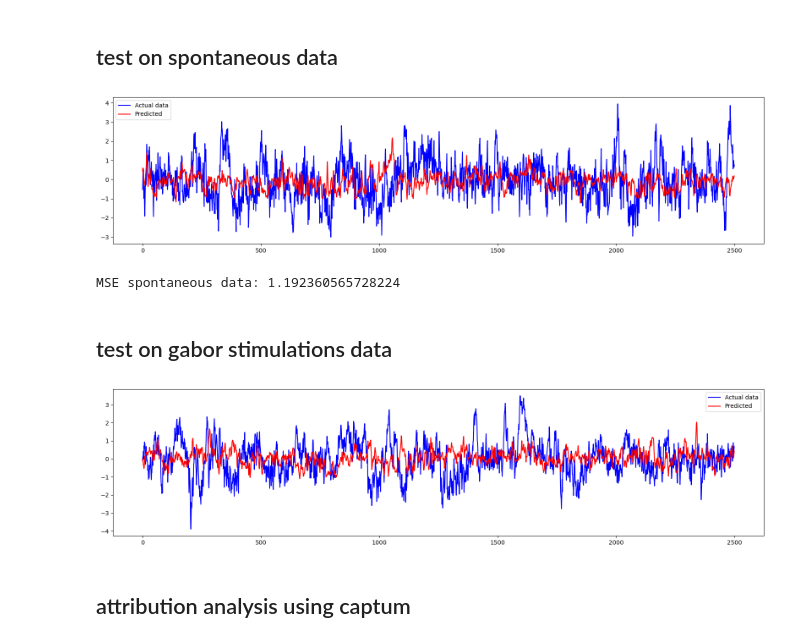
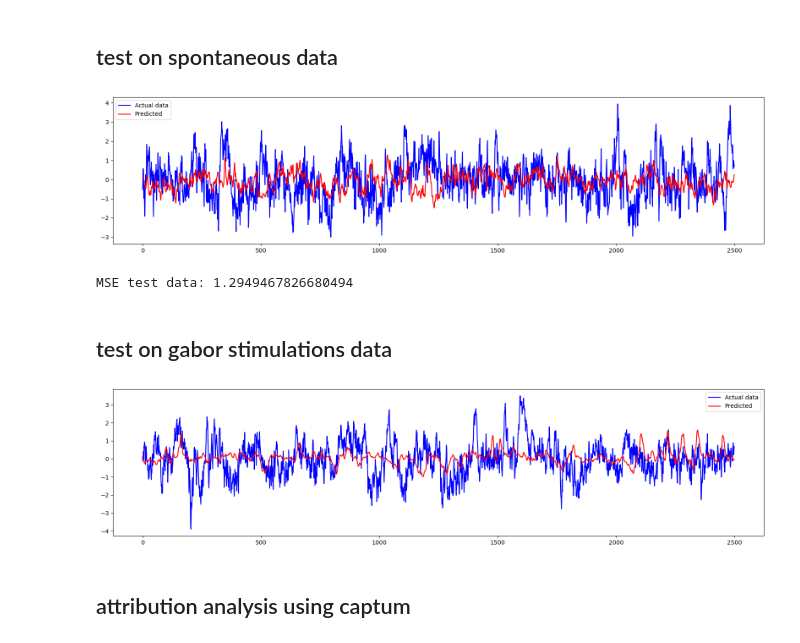
Before and after one commit to nnitzan01/spikes2lfp, a Jupyter notebook: spike_to_lfp_lstm_V2.ipynb, the cells around one changed output. Saved outputs shown, nothing was run; the diff lists cells and outputs as text; code cells hidden in the pictures.

```diff
--- a/spike_to_lfp_lstm_V2.ipynb
+++ b/spike_to_lfp_lstm_V2.ipynb
@@ -19,7 +20,8 @@ print(device)
 cuda:0
 # %%
 # define path to data
-PATH = r'C:\Users\nnitzan\Desktop\spikes2lfp\session_1044594870'
+# PATH = r'C:\Users\nnitzan\Desktop\spikes2lfp\session_1044594870'
+PATH = r'Y:\buzsakilab\Buzsakilabspace\LabShare\NoamNitzan\Open_Access\Allen_2022\data\session_1119946360\session_1119946360'
 # %%
 # import data
 lfp      = np.load(PATH + '_lfp.npy').astype(np.float32)
@@ -40,10 +42,10 @@ print(df.head())
 # %%
 # define constants
 input_size  = X.shape[1]
-hidden_size = 10  # number of units in the hidden state
+hidden_size = 50  # number of units in the hidden state
 num_layers  = 1  # number of vertical stacks of hidden layers (note: only the final layer gives an output)
 batchsize   = 1
-seqlength   = 125
+seqlength   = 750
 bin_size    = 0.004
 # %%
 # Preprocess data
@@ -236,9 +264,4 @@ MSE test data: 0.6869471171261009
 # %%
-X_spont    = np.load(r'Y:\buzsakilab\Buzsakilabspace\LabShare\NoamNitzan\Open_Access\Allen_2022\data\session_1044594870\session_1044594870_spikes_spont.npy').astype(np.float32)
-spont      = np.load(r'Y:\buzsakilab\Buzsakilabspace\LabShare\NoamNitzan\Open_Access\Allen_2022\data\session_1044594870\session_1044594870_spont_lfp.npy').astype(np.float32)
-X_spontT   = torch.tensor( X_spont ).float()
-spont_lfpT = torch.tensor( spont ).float()
-
 y_hat_spont = evaluate(model, X_spontT)
 
 ## plot!
@@ -251,33 +274,33 @@ ax.legend()
 plt.tight_layout()
 plt.show()
 # %% [output]
-[figure, old version]
+[figure, new version]
 # %%
 # print mse for test data
-print(f'MSE spontaneous data: {lossfun(torch.squeeze(spont_lfpT[:N - np.mod(N,seqlength)]), torch.squeeze(torch.tensor(yHat[:N - np.mod(N,seqlength)])))}')
+print(f'MSE test data: {lossfun(torch.squeeze(spont_lfpT), torch.squeeze(torch.tensor(y_hat_spont)))}')
 # %% [output]
-MSE spontaneous data: 1.192360565728224
+MSE test data: 1.2949467826680494
 # %% [markdown]
 ## test on gabor stimulations data
+# %%
+X_gabor    = np.load(PATH +'_spikes_gabor.npy').astype(np.float32)
+gabor      = np.load(PATH +'_gabor_lfp.npy').astype(np.float32)
+X_gaborT   = torch.tensor( X_gabor ).float()
+gabor_lfpT = torch.tensor( gabor ).float()
 # %%
-X_gabor    = np.load(r'Y:\buzsakilab\Buzsakilabspace\LabShare\NoamNitzan\Open_Access\Allen_2022\data\session_1044594870\session_1044594870_spikes_gabor.npy').astype(np.float32)
-gabor      = np.load(r'Y:\buzsakilab\Buzsakilabspace\LabShare\NoamNitzan\Open_Access\Allen_2022\data\session_1044594870\session_1044594870_gabor_lfp.npy').astype(np.float32)
-X_gaborT   = torch.tensor( X_gabor ).float()
-gabor_lfpT = torch.tensor( gabor ).float()
-
 y_hat_gabor = evaluate(model, X_gaborT)
 
 ## plot!
 fig,ax = plt.subplots(1,1,figsize=(16,4))
 ax.plot(gabor[:int(10/bin_size)],'b',label='Actual data')
 # ax.plot(power_test[:int(10/bin_size),4],'b',label='Actual data')
 ax.plot(y_hat_gabor[:int(10/bin_size)],'r',label='Predicted')
 ax.legend()
 
 plt.tight_layout()
 plt.show()
 # %% [output]
-[figure, old version]
+[figure, new version]
 # %% [markdown]
 ## attribution analysis using captum
 # %%
```
Also changed, not shown: parts of 20 cells of this notebook.
